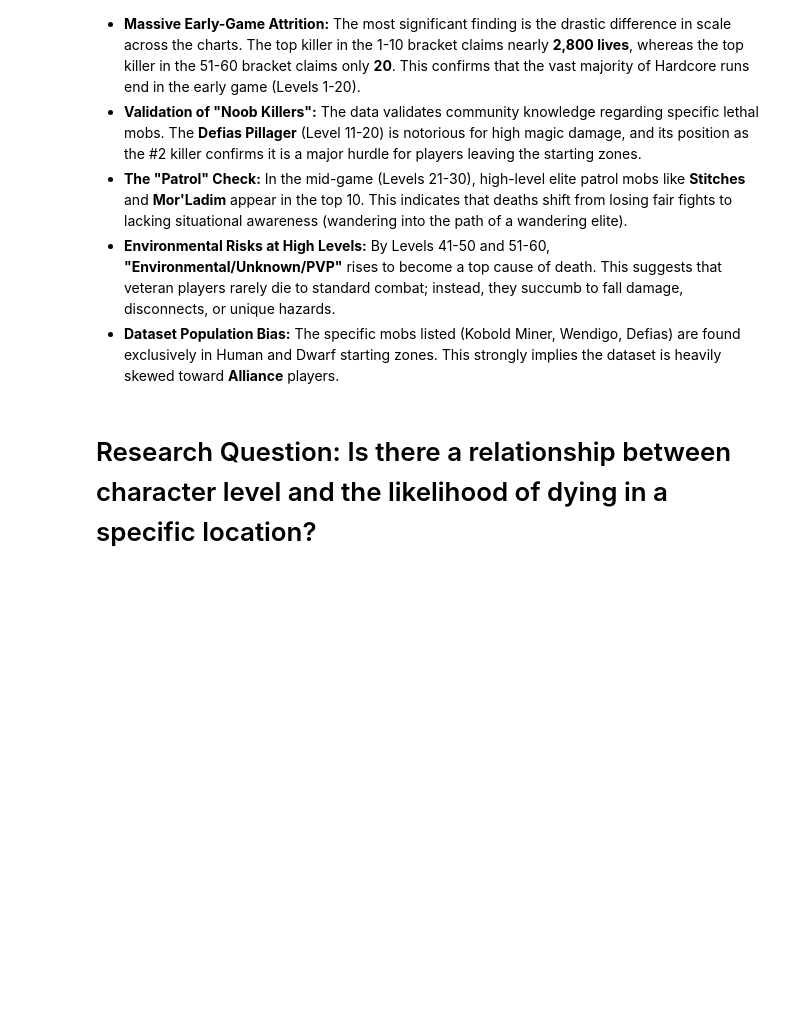
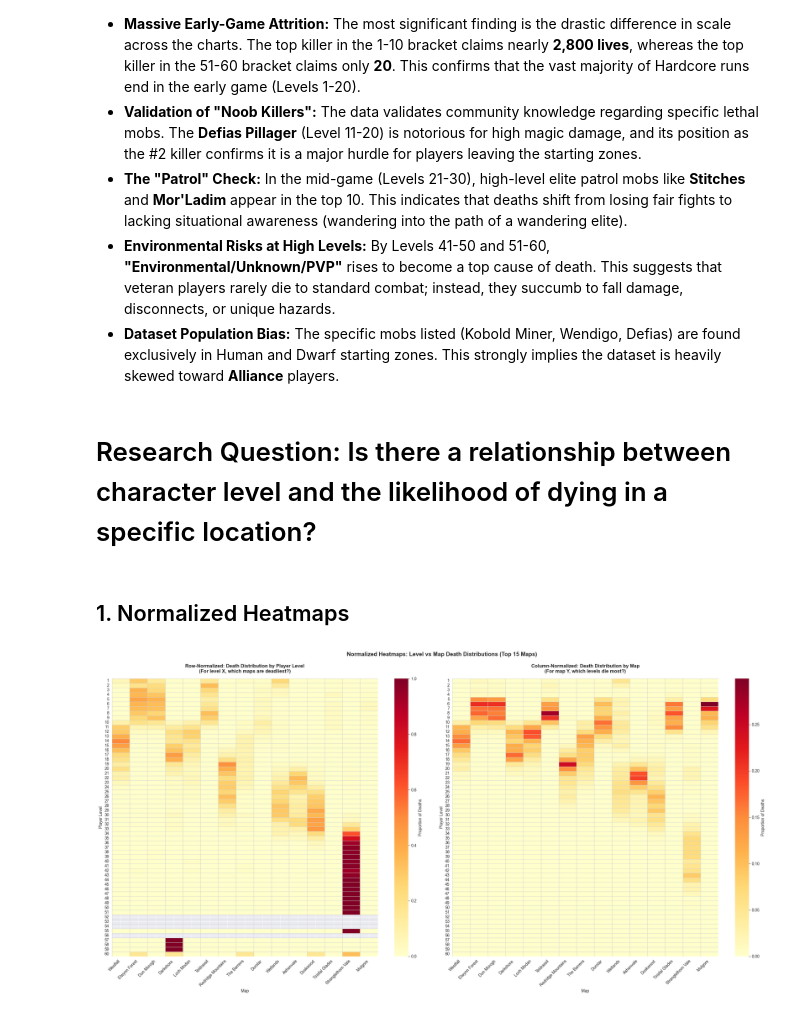
Before and after one commit to vjelinekk/DMB2-semestralni-prace, a Jupyter notebook: analysis.ipynb, the cells around one changed output. Cells and saved outputs as stored; diff of their text form; code cells hidden in the pictures; blank space fills up the shorter version.

```diff
--- a/analysis.ipynb
+++ b/analysis.ipynb
@@ -9824,3 +9824,66 @@ plt.show()
 * **Dataset Population Bias:** The specific mobs listed (Kobold Miner, Wendigo, Defias) are found exclusively in Human and Dwarf starting zones. This strongly implies the dataset is heavily skewed toward **Alliance** players.
 # %% [markdown]
 # Research Question: Is there a relationship between character level and the likelihood of dying in a specific location?
+# %% [markdown]
+## 1. Normalized Heatmaps
+# %%
+# Create raw pivot table
+pivot = df.pivot_table(index='level', columns='map_id', aggfunc='size', fill_value=0)
+
+# Filter to top 15 maps by total deaths for readability
+top_maps = df['map_id'].value_counts().head(15).index
+pivot_filtered = pivot[top_maps]
+
+# Row-normalized (per level) - "For players at level X, where do they die?"
+row_norm = pivot_filtered.div(pivot_filtered.sum(axis=1), axis=0)
+
+# Column-normalized (per map) - "For deaths in map Y, what levels die there?"
+col_norm = pivot_filtered.div(pivot_filtered.sum(axis=0), axis=1)
+
+# Map IDs to names for better readability
+row_norm_mapped = row_norm.rename(columns=map_id_to_map_name)
+col_norm_mapped = col_norm.rename(columns=map_id_to_map_name)
+
+# Create side-by-side heatmaps
+fig, axes = plt.subplots(1, 2, figsize=(24, 12))
+
+# Left: Row-normalized
+sns.heatmap(
+    row_norm_mapped,
+    cmap='YlOrRd',
+    cbar_kws={'label': 'Proportion of Deaths'},
+    linewidths=0.5,
+    linecolor='lightgray',
+    ax=axes[0],
+    vmin=0,
+    vmax=row_norm_mapped.max().max()
+)
+axes[0].set_title('Row-Normalized: Death Distribution by Player Level\n(For level X, which maps are deadliest?)',
+                  fontsize=12, fontweight='bold', pad=15)
+axes[0].set_xlabel('Map', fontsize=10)
+axes[0].set_ylabel('Player Level', fontsize=10)
+axes[0].set_xticklabels(axes[0].get_xticklabels(), rotation=45, ha='right')
+
+# Right: Column-normalized
+sns.heatmap(
+    col_norm_mapped,
+    cmap='YlOrRd',
+    cbar_kws={'label': 'Proportion of Deaths'},
+    linewidths=0.5,
+    linecolor='lightgray',
+    ax=axes[1],
+    vmin=0,
+    vmax=col_norm_mapped.max().max()
+)
+axes[1].set_title('Column-Normalized: Death Distribution by Map\n(For map Y, which levels die most?)',
+                  fontsize=12, fontweight='bold', pad=15)
+axes[1].set_xlabel('Map', fontsize=10)
+axes[1].set_ylabel('Player Level', fontsize=10)
+axes[1].set_xticklabels(axes[1].get_xticklabels(), rotation=45, ha='right')
+
+plt.suptitle('Normalized Heatmaps: Level vs Map Death Distributions (Top 15 Maps)',
+             fontsize=14, fontweight='bold', y=0.995)
+plt.tight_layout()
+plt.show()
+# %% [output]
+[figure, added]
```
Also changed, not shown: parts of 1 cell of this notebook.
